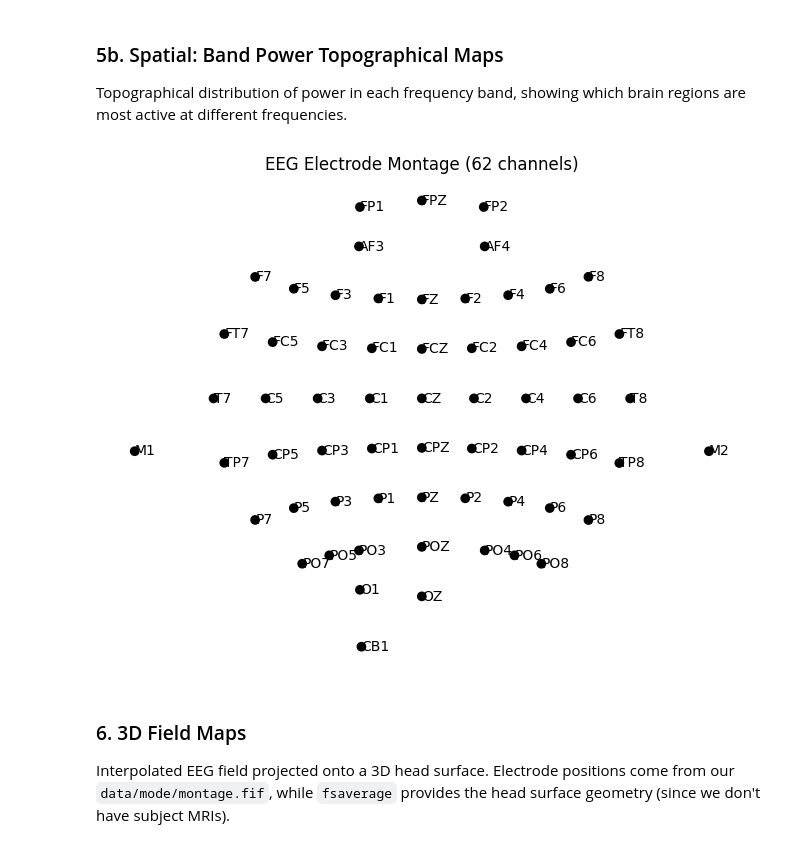
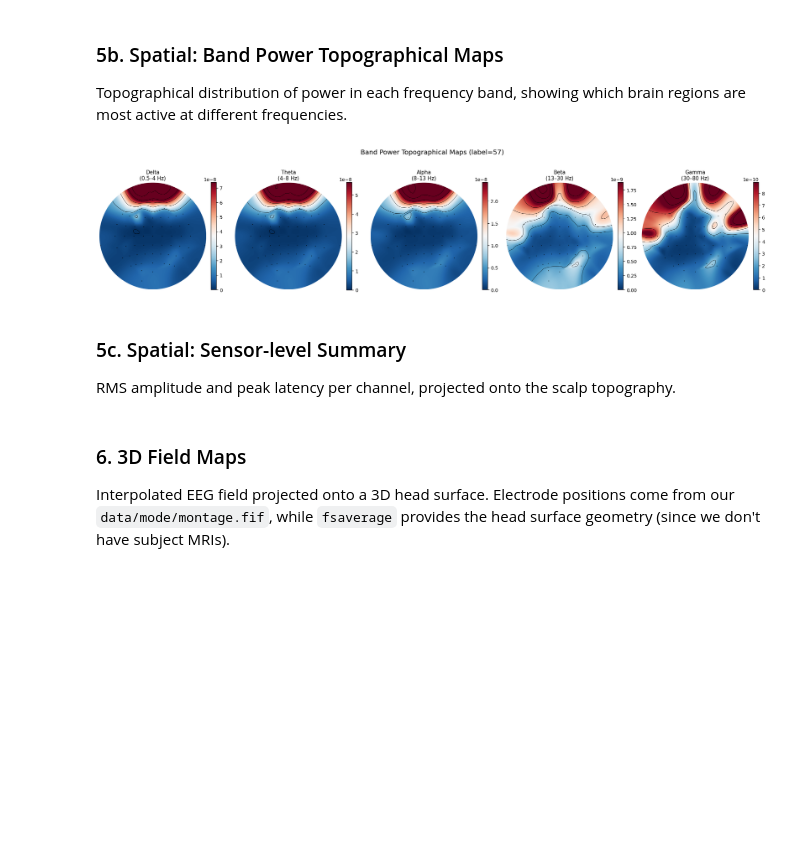
Before and after one commit to RTae/SUPA-EEG, a Jupyter notebook: viz.ipynb, the cells around one changed output. Saved outputs shown, nothing was run; the diff lists cells and outputs as text; code cells hidden in the pictures; blank space fills up the shorter version.

```diff
--- a/viz.ipynb
+++ b/viz.ipynb
@@ -344,9 +475,25 @@ No baseline correction applied
 ### 5b. Spatial: Band Power Topographical Maps
 Topographical distribution of power in each frequency band, showing which brain regions are most active at different frequencies.
 # %%
-# 5c) Sensor positions on the scalp
-fig = epochs.plot_sensors(ch_type="eeg", show_names=True, show=False)
-plt.title("EEG Electrode Montage (62 channels)")
+# 5b) Band-power topographical maps
+bands = {"Delta": (0.5, 4), "Theta": (4, 8), "Alpha": (8, 13), "Beta": (13, 30), "Gamma": (30, 80)}
+
+fig, axes = plt.subplots(1, len(bands), figsize=(4 * len(bands), 5))
+for ax, (band_name, (fmin, fmax)) in zip(axes, bands.items()):
+    spec = epochs.compute_psd(method="multitaper", fmin=fmin, fmax=fmax, verbose=False)
+    band_power = spec.get_data().mean(axis=(0, 2))  # mean over epochs & freqs → (n_channels,)
+    im, _ = mne.viz.plot_topomap(
+        band_power, evoked.info, axes=ax, show=False,
+        cmap="RdBu_r", contours=6,
+    )
+    ax.set_title(f"{band_name}\n({fmin}–{fmax} Hz)", fontsize=11)
+    fig.colorbar(im, ax=ax, fraction=0.046, pad=0.04)
+
+fig.suptitle(f"Band Power Topographical Maps (label={target_label})", fontsize=14)
+plt.tight_layout()
 plt.show()
 # %% [output]
-[figure, old version]
+[figure, new version]
+# %% [markdown]
+### 5c. Spatial: Sensor-level Summary
+RMS amplitude and peak latency per channel, projected onto the scalp topography.
```
Also changed, not shown: parts of 6 cells of this notebook, 1 other file.
